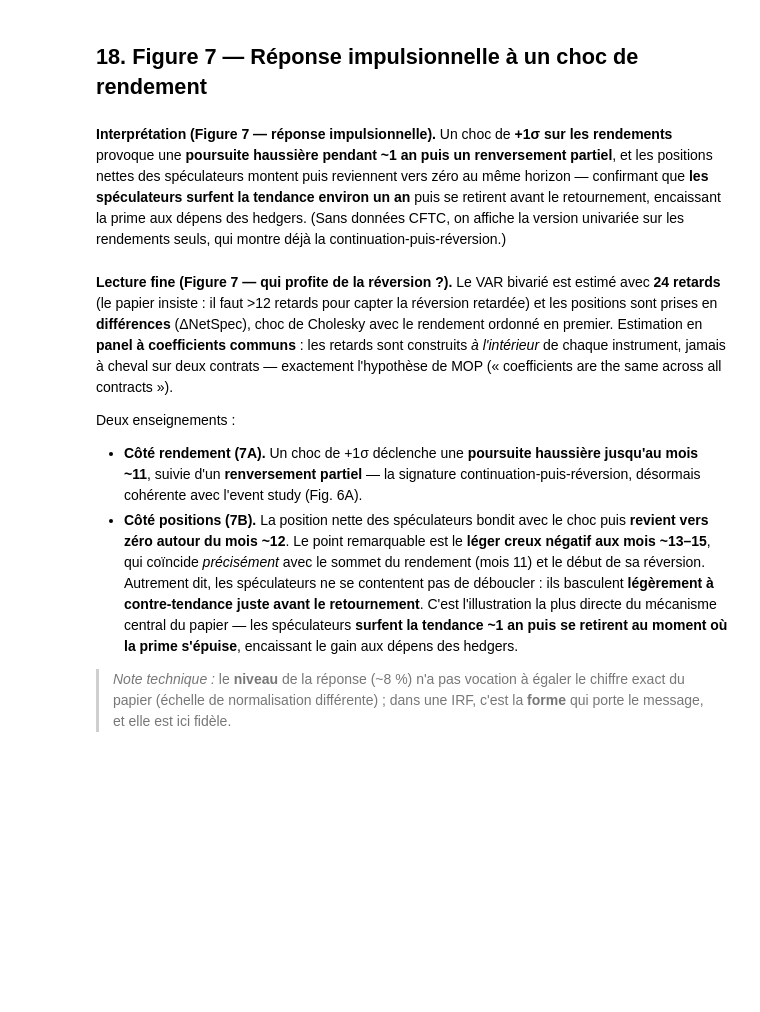
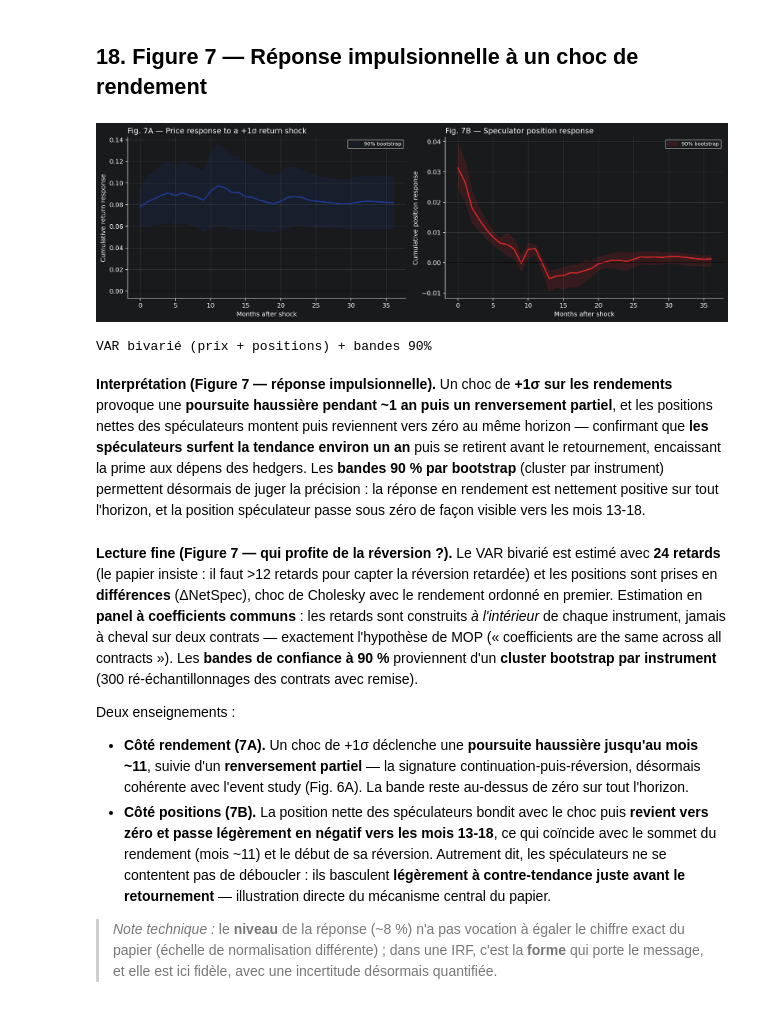
Before and after one commit to Mariuscalaque/Moskowitz-HuaOoi-Pedersen-Time-Series-Momentum-, a Jupyter notebook: replication_complete.ipynb, the cells around one changed output. Drawn from its saved outputs; the diff is of its cells as text; code cells hidden in the pictures; blank space fills up the shorter version.

Commit message:
Version 4.5 - Almost Complete Replication

```diff
--- a/replication_complete.ipynb
+++ b/replication_complete.ipynb
@@ -370,24 +510,31 @@ print("Panel B (positions) :", "inclus" if es_pos is not None else "necessite l'
 # %% [markdown]
 ## 18. Figure 7 — Réponse impulsionnelle à un choc de rendement
 # %%
-irf = analysis.impulse_response(monthly_ret, net_spec=net_spec, horizon=36, lags=24)
+# VAR bivarié [rendement, ΔNetSpec] avec bandes de confiance bootstrap (n_boot=300).
+# Cluster bootstrap PAR INSTRUMENT : on ré-échantillonne les instruments avec remise,
+# l'unité de dépendance étant le contrat (retards bornés à chaque série).
+irf = analysis.impulse_response(monthly_ret, net_spec=net_spec, horizon=36, lags=24,
+                                n_boot=300, ci=0.90, seed=0)
 if irf is not None:
     display(Image(filename=str(plotting.figure7_impulse_response(irf))))
-    print('VAR bivarié (prix + positions)' if 'cum_position' in irf.columns
-          else 'AR univarié (prix) — CFTC absent')
+    print('VAR bivarié (prix + positions) + bandes 90%' if 'cum_position' in irf.columns
+          else 'AR univarié (prix) + bandes 90% — CFTC absent')
 else:
     print('Figure 7 : statsmodels VAR indisponible.')
+# %% [output]
+[figure, added]
+VAR bivarié (prix + positions) + bandes 90%
 # %% [markdown]
-**Interprétation (Figure 7 — réponse impulsionnelle).** Un choc de **+1σ sur les rendements** provoque une **poursuite haussière pendant ~1 an puis un renversement partiel**, et les positions nettes des spéculateurs montent puis reviennent vers zéro au même horizon — confirmant que **les spéculateurs surfent la tendance environ un an** puis se retirent avant le retournement, encaissant la prime aux dépens des hedgers. (Sans données CFTC, on affiche la version univariée sur les rendements seuls, qui montre déjà la continuation-puis-réversion.)
+**Interprétation (Figure 7 — réponse impulsionnelle).** Un choc de **+1σ sur les rendements** provoque une **poursuite haussière pendant ~1 an puis un renversement partiel**, et les positions nettes des spéculateurs montent puis reviennent vers zéro au même horizon — confirmant que **les spéculateurs surfent la tendance environ un an** puis se retirent avant le retournement, encaissant la prime aux dépens des hedgers. Les **bandes 90 % par bootstrap** (cluster par instrument) permettent désormais de juger la précision : la réponse en rendement est nettement positive sur tout l'horizon, et la position spéculateur passe sous zéro de façon visible vers les mois 13-18.
 # %% [markdown]
-**Lecture fine (Figure 7 — qui profite de la réversion ?).** Le VAR bivarié est estimé avec **24 retards** (le papier insiste : il faut >12 retards pour capter la réversion retardée) et les positions sont prises en **différences** (ΔNetSpec), choc de Cholesky avec le rendement ordonné en premier. Estimation en **panel à coefficients communs** : les retards sont construits *à l'intérieur* de chaque instrument, jamais à cheval sur deux contrats — exactement l'hypothèse de MOP (« coefficients are the same across all contracts »).
+**Lecture fine (Figure 7 — qui profite de la réversion ?).** Le VAR bivarié est estimé avec **24 retards** (le papier insiste : il faut >12 retards pour capter la réversion retardée) et les positions sont prises en **différences** (ΔNetSpec), choc de Cholesky avec le rendement ordonné en premier. Estimation en **panel à coefficients communs** : les retards sont construits *à l'intérieur* de chaque instrument, jamais à cheval sur deux contrats — exactement l'hypothèse de MOP (« coefficients are the same across all contracts »). Les **bandes de confiance à 90 %** proviennent d'un **cluster bootstrap par instrument** (300 ré-échantillonnages des contrats avec remise).
 
 Deux enseignements :
 
-- **Côté rendement (7A).** Un choc de +1σ déclenche une **poursuite haussière jusqu'au mois ~11**, suivie d'un **renversement partiel** — la signature continuation-puis-réversion, désormais cohérente avec l'event study (Fig. 6A).
-- **Côté positions (7B).** La position nette des spéculateurs bondit avec le choc puis **revient vers zéro autour du mois ~12**. Le point remarquable est le **léger creux négatif aux mois ~13–15**, qui coïncide *précisément* avec le sommet du rendement (mois 11) et le début de sa réversion. Autrement dit, les spéculateurs ne se contentent pas de déboucler : ils basculent **légèrement à contre-tendance juste avant le retournement**. C'est l'illustration la plus directe du mécanisme central du papier — les spéculateurs **surfent la tendance ~1 an puis se retirent au moment où la prime s'épuise**, encaissant le gain aux dépens des hedgers.
+- **Côté rendement (7A).** Un choc de +1σ déclenche une **poursuite haussière jusqu'au mois ~11**, suivie d'un **renversement partiel** — la signature continuation-puis-réversion, désormais cohérente avec l'event study (Fig. 6A). La bande reste au-dessus de zéro sur tout l'horizon.
+- **Côté positions (7B).** La position nette des spéculateurs bondit avec le choc puis **revient vers zéro et passe légèrement en négatif vers les mois 13-18**, ce qui coïncide avec le sommet du rendement (mois ~11) et le début de sa réversion. Autrement dit, les spéculateurs ne se contentent pas de déboucler : ils basculent **légèrement à contre-tendance juste avant le retournement** — illustration directe du mécanisme central du papier.
 
-> *Note technique :* le **niveau** de la réponse (~8 %) n'a pas vocation à égaler le chiffre exact du papier (échelle de normalisation différente) ; dans une IRF, c'est la **forme** qui porte le message, et elle est ici fidèle.
+> *Note technique :* le **niveau** de la réponse (~8 %) n'a pas vocation à égaler le chiffre exact du papier (échelle de normalisation différente) ; dans une IRF, c'est la **forme** qui porte le message, et elle est ici fidèle, avec une incertitude désormais quantifiée.
 # %% [markdown]
 ## 19. Synthèse finale
 
```
Also changed, not shown: parts of 28 cells of this notebook, 1 other file.
